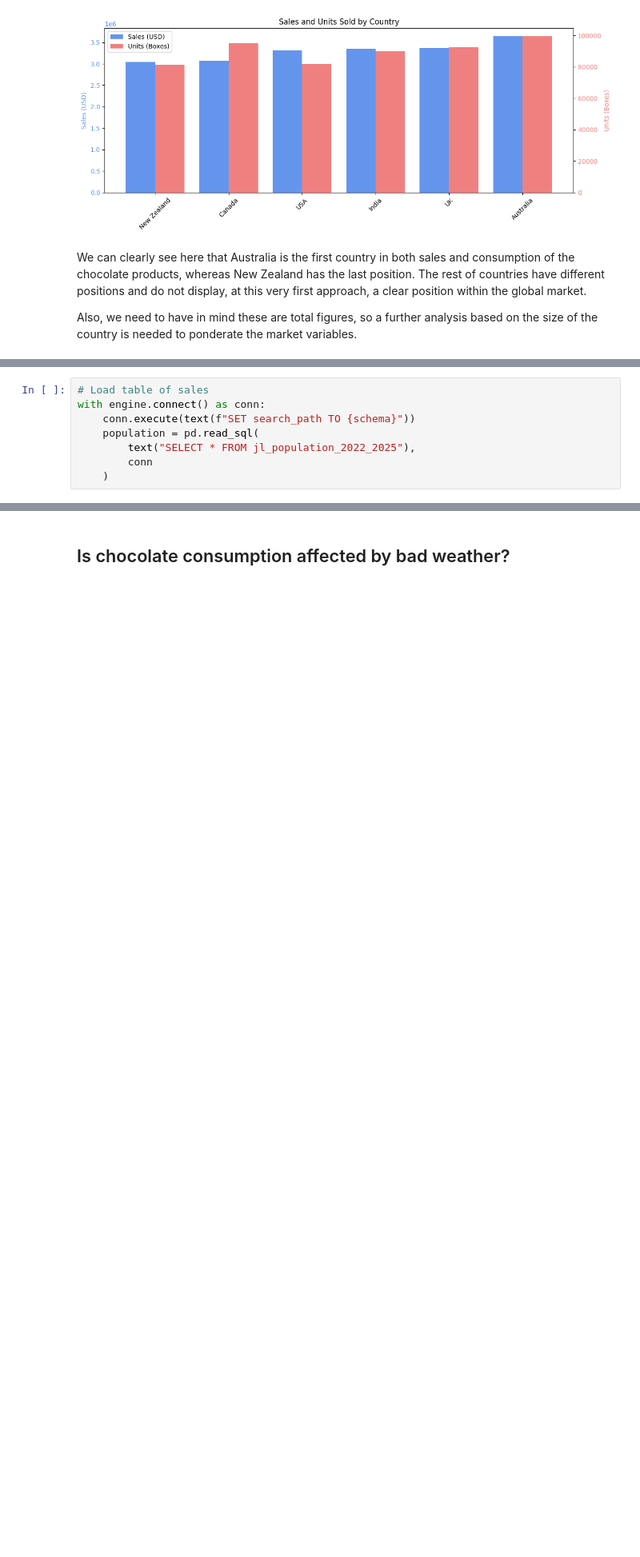
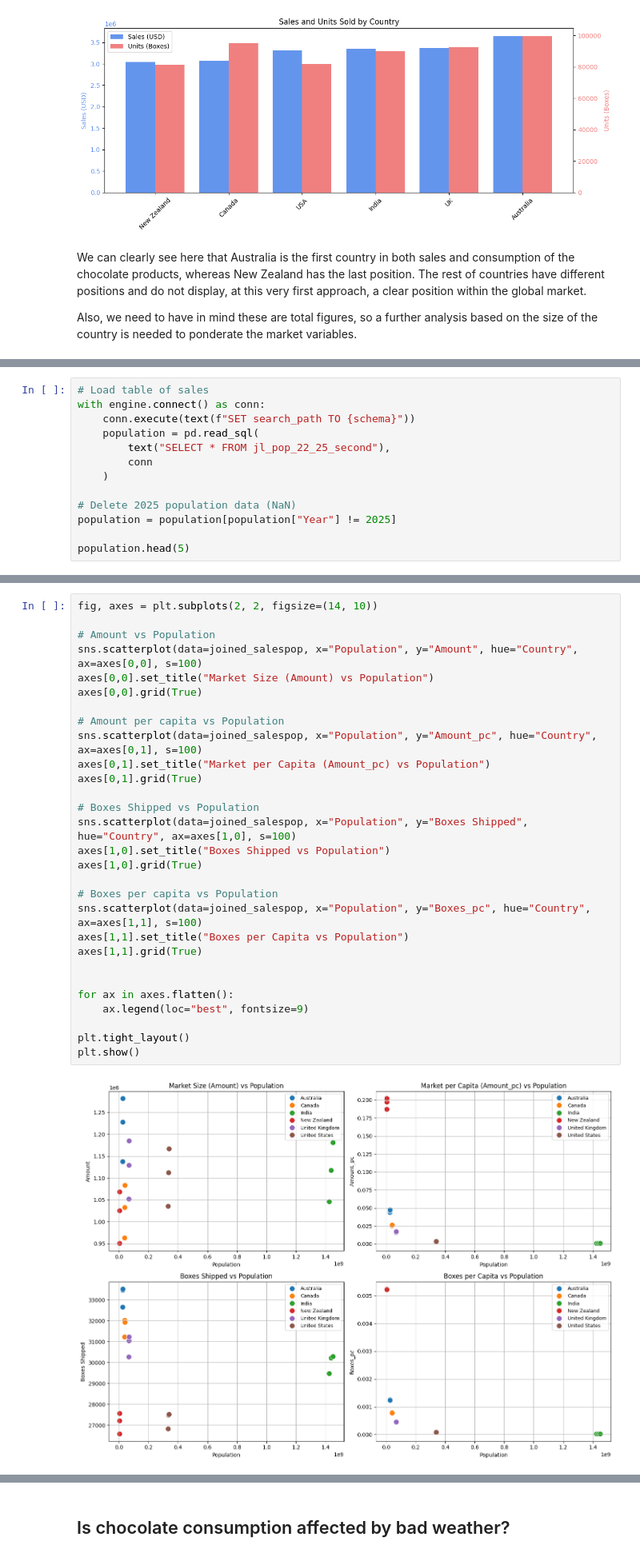
Before and after one commit to Lina060992/Chocolate, a Jupyter notebook: questions_hypothesis.ipynb, the cells around one changed output, grey strips where cells are left out. Shown at 80% size. Drawn from its saved outputs; the diff is of its cells as text; blank space fills up the shorter version.

Commit message:
Finished more_questions and added population analysis to questions_hypothesis

```diff
--- a/questions_hypothesis.ipynb
+++ b/questions_hypothesis.ipynb
@@ -166,7 +166,12 @@ We will now add the population size data to the analysis, by loading it from the
 with engine.connect() as conn:
     conn.execute(text(f"SET search_path TO {schema}"))
     population = pd.read_sql(
-        text("SELECT * FROM jl_population_2022_2025"),
+        text("SELECT * FROM jl_pop_22_25_second"),
         conn
     )
+
+# Delete 2025 population data (NaN)
+population = population[population["Year"] != 2025]
+
+population.head(5)
 # %% [output]
@@ -176,0 +243,31 @@ ProgrammingError: (psycopg2.errors.InsufficientPrivilege) permission denied for
+# %%
+fig, axes = plt.subplots(2, 2, figsize=(14, 10))
+
+# Amount vs Population
+sns.scatterplot(data=joined_salespop, x="Population", y="Amount", hue="Country", ax=axes[0,0], s=100)
+axes[0,0].set_title("Market Size (Amount) vs Population")
+axes[0,0].grid(True)
+
+# Amount per capita vs Population
+sns.scatterplot(data=joined_salespop, x="Population", y="Amount_pc", hue="Country", ax=axes[0,1], s=100)
+axes[0,1].set_title("Market per Capita (Amount_pc) vs Population")
+axes[0,1].grid(True)
+
+# Boxes Shipped vs Population
+sns.scatterplot(data=joined_salespop, x="Population", y="Boxes Shipped", hue="Country", ax=axes[1,0], s=100)
+axes[1,0].set_title("Boxes Shipped vs Population")
+axes[1,0].grid(True)
+
+# Boxes per capita vs Population
+sns.scatterplot(data=joined_salespop, x="Population", y="Boxes_pc", hue="Country", ax=axes[1,1], s=100)
+axes[1,1].set_title("Boxes per Capita vs Population")
+axes[1,1].grid(True)
+
+
+for ax in axes.flatten():
+    ax.legend(loc="best", fontsize=9)
+
+plt.tight_layout()
+plt.show()
+# %% [output]
+[figure, added]
```
Also changed, not shown: parts of 6 cells of this notebook, 2 other files.
